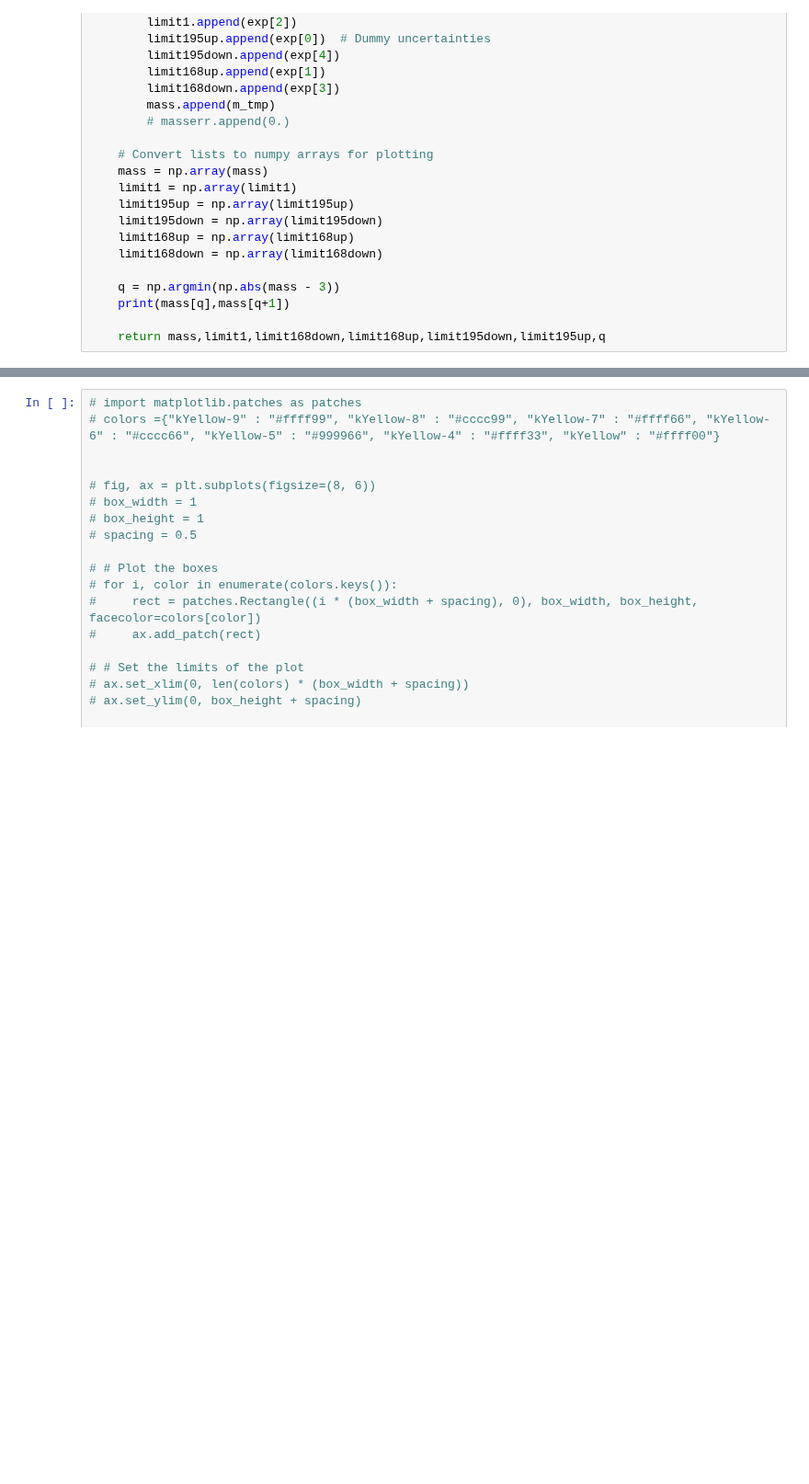
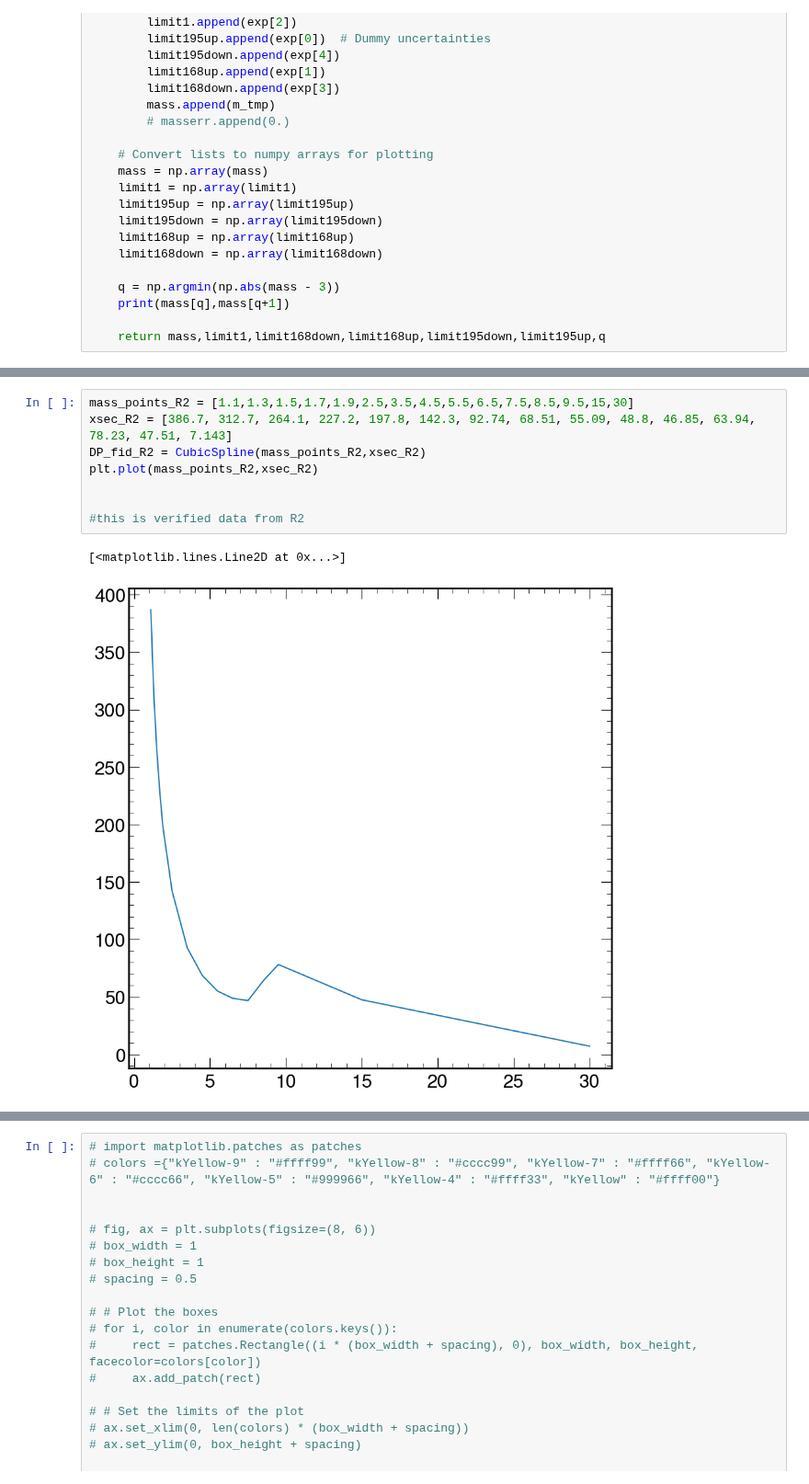
Before and after one commit to ludomori99/Darkphotons_Run3, a Jupyter notebook: offline_analysis/limits/plot_limit_plt.ipynb, the cells around one changed output, grey strips where cells are left out. Shown at 92% size. Saved outputs shown, nothing was run; the diff lists cells and outputs as text; blank space fills up the shorter version.

```diff
--- a/offline_analysis/limits/plot_limit_plt.ipynb
+++ b/offline_analysis/limits/plot_limit_plt.ipynb
@@ -142,3 +147,14 @@ xsec_dp_full_err = scale_DP_10GeV*data_total[:,3]
+# %%
+mass_points_R2 = [1.1,1.3,1.5,1.7,1.9,2.5,3.5,4.5,5.5,6.5,7.5,8.5,9.5,15,30]
+xsec_R2 = [386.7, 312.7, 264.1, 227.2, 197.8, 142.3, 92.74, 68.51, 55.09, 48.8, 46.85, 63.94, 78.23, 47.51, 7.143]
+DP_fid_R2 = CubicSpline(mass_points_R2,xsec_R2)
+plt.plot(mass_points_R2,xsec_R2)
+
+
+#this is verified data from R2
+# %% [output]
+[<matplotlib.lines.Line2D at 0x...>]
+[figure, added]
 # %%
 mass = get_lims()[0]
 
```
Also changed, not shown: parts of 8 cells of this notebook, 24 other files.
